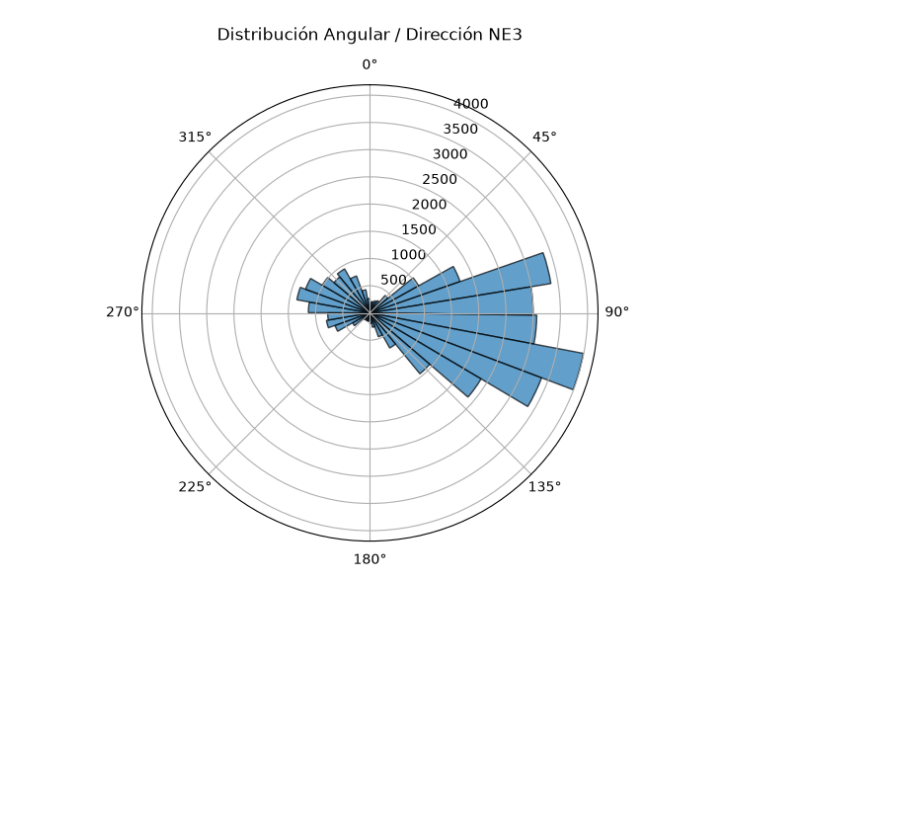
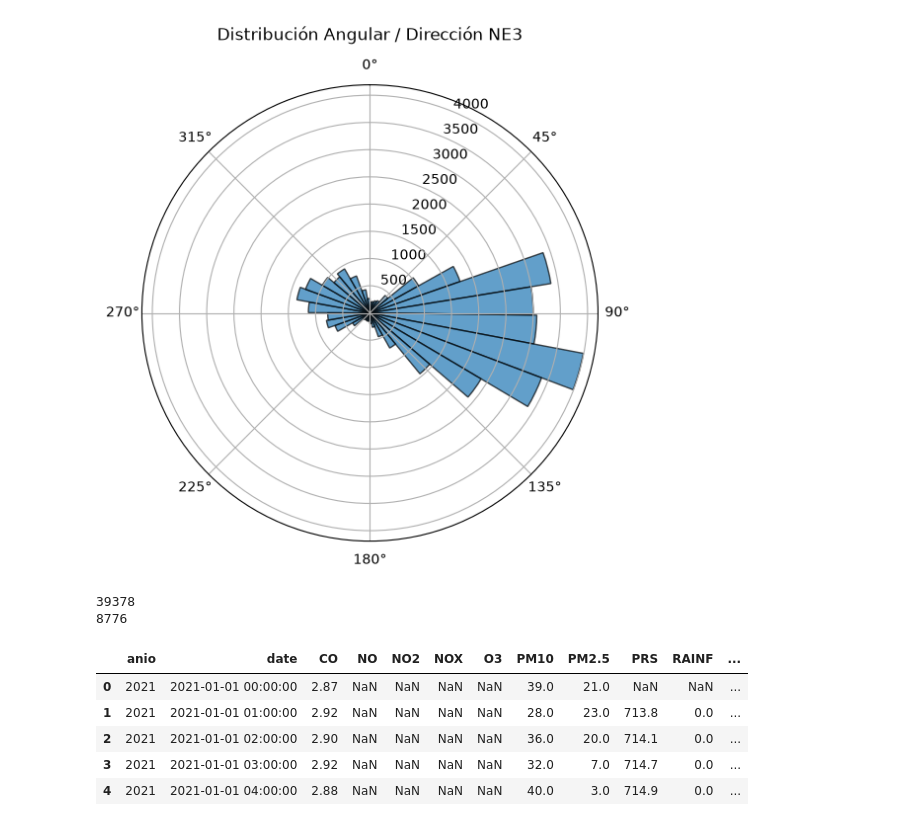
Before and after one commit to yazmans/MA2003B, a Jupyter notebook: Etapa2/Comprension.ipynb, the cells around one changed output. Drawn from its saved outputs; the diff is of its cells as text; code cells hidden in the pictures; blank space fills up the shorter version.

```diff
--- a/Etapa2/Comprension.ipynb
+++ b/Etapa2/Comprension.ipynb
@@ -427,3 +454,18 @@ plt.title("Distribución Angular / Dirección NE3", y=1.08)
 plt.show()
 # %% [output]
 [figure]
+# %%
+print(len(NE3))
+print(len(NE2))
+# %% [output]
+39378
+8776
+# %%
+NE2.head()
+# %% [output]
+|  | anio | date | CO | NO | NO2 | NOX | O3 | PM10 | PM2.5 | PRS | RAINF | ... |
+| 0 | 2021 | 2021-01-01 00:00:00 | 2.87 | NaN | NaN | NaN | NaN | 39.0 | 21.0 | NaN | NaN | ... |
+| 1 | 2021 | 2021-01-01 01:00:00 | 2.92 | NaN | NaN | NaN | NaN | 28.0 | 23.0 | 713.8 | 0.0 | ... |
+| 2 | 2021 | 2021-01-01 02:00:00 | 2.90 | NaN | NaN | NaN | NaN | 36.0 | 20.0 | 714.1 | 0.0 | ... |
+| 3 | 2021 | 2021-01-01 03:00:00 | 2.92 | NaN | NaN | NaN | NaN | 32.0 | 7.0 | 714.7 | 0.0 | ... |
+| 4 | 2021 | 2021-01-01 04:00:00 | 2.88 | NaN | NaN | NaN | NaN | 40.0 | 3.0 | 714.9 | 0.0 | ... |
```
Also changed, not shown: parts of 9 cells of this notebook, 25 other files.
